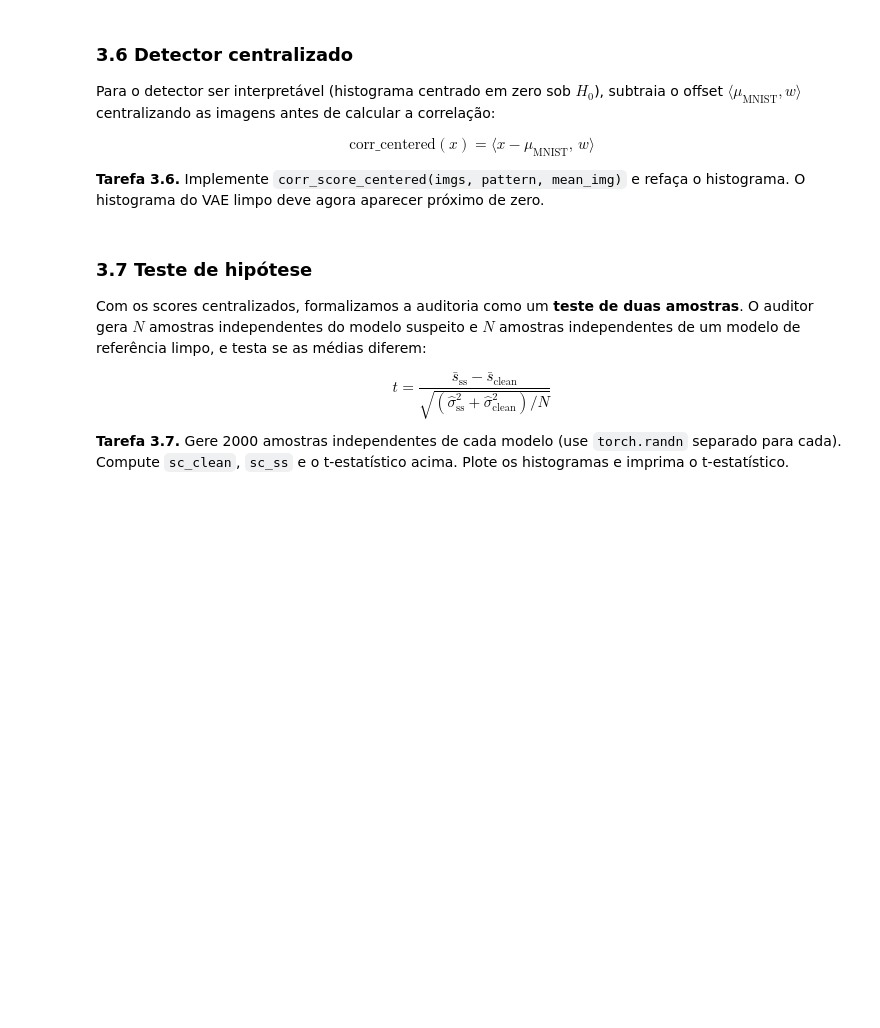
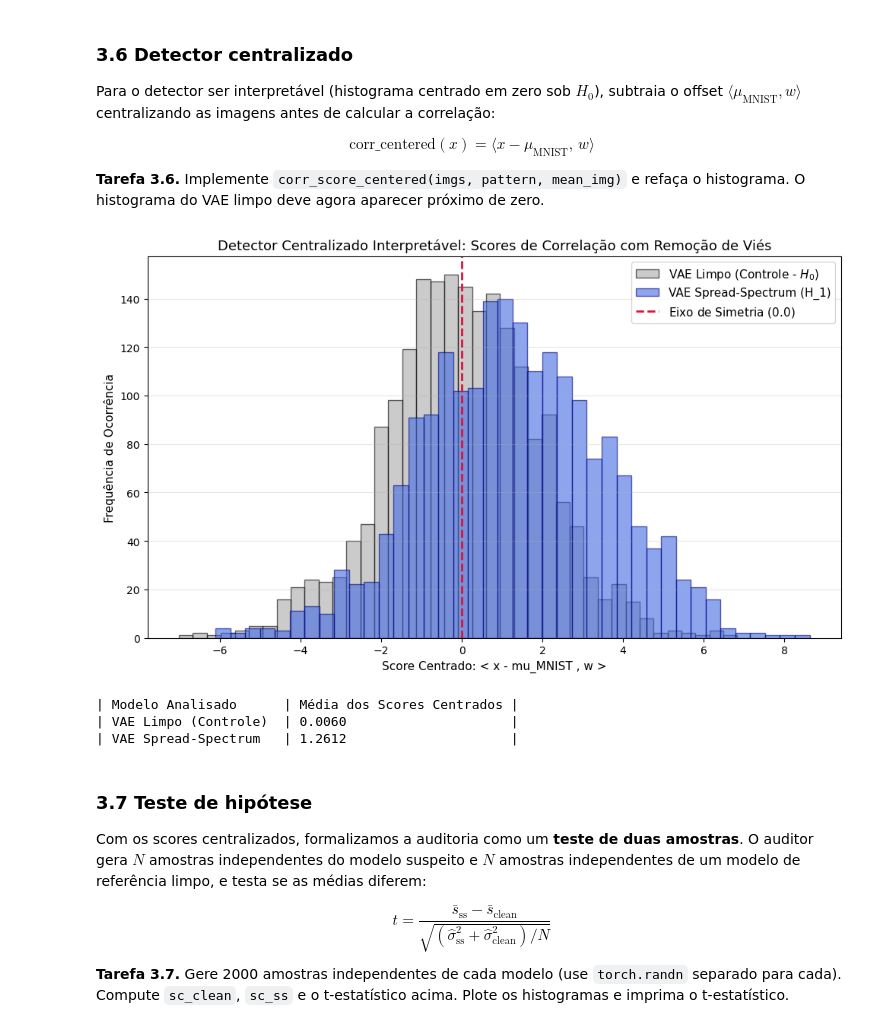
Before and after one commit to biaanuness/machine_learning2, a Jupyter notebook: trabalho_3/vae_watermark.ipynb, the cells around one changed output. Saved outputs shown, nothing was run; the diff lists cells and outputs as text; code cells hidden in the pictures; blank space fills up the shorter version.

```diff
--- a/trabalho_3/vae_watermark.ipynb
+++ b/trabalho_3/vae_watermark.ipynb
@@ -1046,14 +1086,62 @@ Para o detector ser interpretável (histograma centrado em zero sob $H_0$), subt
 $$\text{corr\_centered}(x) = \langle x - \mu_{\text{MNIST}},\, w \rangle$$
 
 **Tarefa 3.6.** Implemente `corr_score_centered(imgs, pattern, mean_img)` e refaça o histograma. O histograma do VAE limpo deve agora aparecer próximo de zero.
-# %%
-def corr_score_centered(imgs, pattern, mean_img):
-    # TODO: <x - mean_img, pattern>
-    raise NotImplementedError
-
-
-# TODO: recomputar os scores e replotar o histograma centrado
-raise NotImplementedError
+# %%
+def corr_score_centered(imgs, pattern, mean_img):
+    # imgs: formato (B, 1, 28, 28) ou (B, 784)
+    # pattern: formato (1, 28, 28) ou (784,)
+    # mean_img: formato (1, 28, 28) ou (784,) -> mu_mnist calculado na 3.5
+
+    B = imgs.size(0)
+
+    imgs_flat = imgs.view(B, -1)
+    pattern_flat = pattern.view(-1)
+    mean_img_flat = mean_img.view(-1)
+
+    imgs_centered = imgs_flat - mean_img_flat
+
+    scores = torch.matmul(imgs_centered, pattern_flat)
+
+    return scores
+
+
+model.eval()
+vae_ss.eval()
+
+mu_mnist = mu_mnist.to(device)
+wm_pattern = wm_pattern.to(device)
+
+with torch.no_grad():
+    scores_clean_centered = corr_score_centered(imgs_clean, wm_pattern, mu_mnist).cpu().numpy()
+    scores_ss_centered = corr_score_centered(imgs_ss, wm_pattern, mu_mnist).cpu().numpy()
+
+
+plt.figure(figsize=(10, 6))
+plt.hist(scores_clean_centered, bins=40, alpha=0.6,
+         label='VAE Limpo (Controle - $H_0$)', color='darkgray', edgecolor='black')
+
+plt.hist(scores_ss_centered, bins=40, alpha=0.6,
+         label='VAE Spread-Spectrum (H_1)', color='royalblue', edgecolor='navy')
+
+
+plt.axvline(x=0, color='crimson', linestyle='--', linewidth=2, label='Eixo de Simetria ($0.0$)')
+
+plt.title("Detector Centralizado: Scores de Correlação com Remoção de Viés", fontsize=13)
+plt.xlabel("Score Centrado: < x - mu_MNIST , w >", fontsize=11)
+plt.ylabel("Frequência de Ocorrência", fontsize=11)
+plt.legend(fontsize=11, loc='upper right')
+plt.grid(axis='y', alpha=0.3)
+plt.tight_layout()
+plt.show()
+
+print("\n| Modelo Analisado      | Média dos Scores Centrados |")
+print(f"| VAE Limpo (Controle)  | {np.mean(scores_clean_centered):.4f}                     |")
+print(f"| VAE Spread-Spectrum   | {np.mean(scores_ss_centered):.4f}                     |")
+# %% [output]
+[figure, added]
+| Modelo Analisado      | Média dos Scores Centrados |
+| VAE Limpo (Controle)  | 0.0060                     |
+| VAE Spread-Spectrum   | 1.2612                     |
 # %% [markdown]
 ### 3.7 Teste de hipótese
 
```
Also changed, not shown: parts of 20 cells of this notebook.
